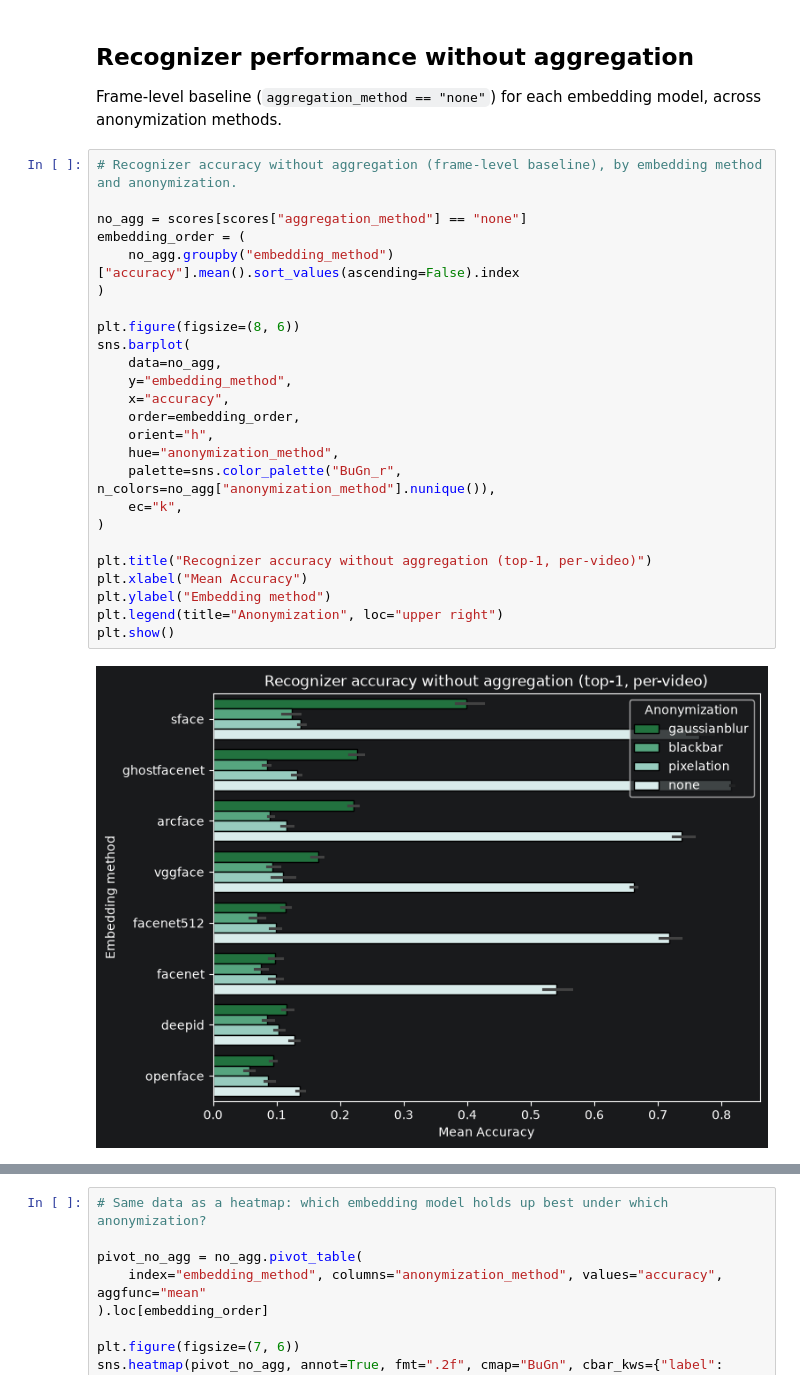
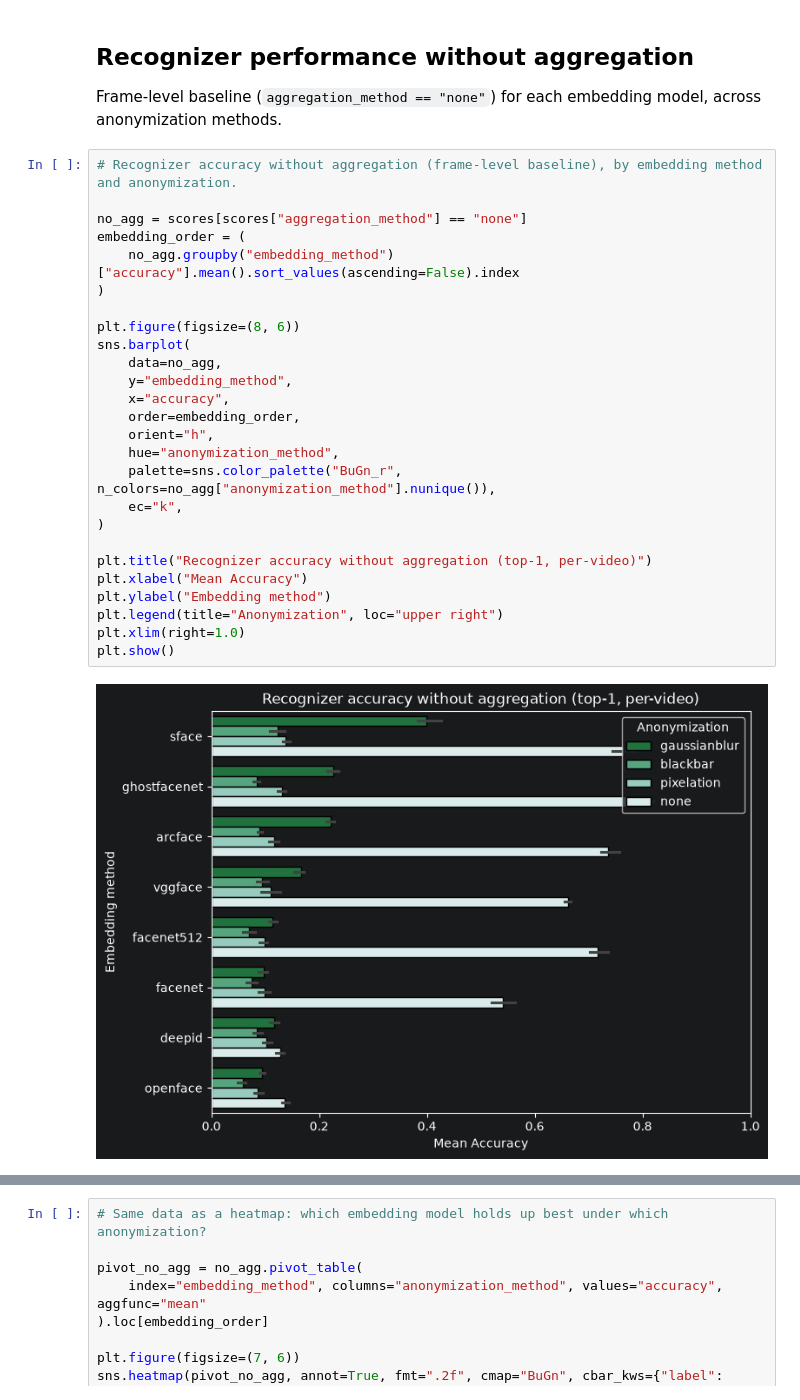
Before and after one commit to wagpa/meles, a Jupyter notebook: src/notebooks/03_visualization.ipynb, the cells around one changed output, grey strips where cells are left out. Cells and saved outputs as stored; diff of their text form.

```diff
--- a/src/notebooks/03_visualization.ipynb
+++ b/src/notebooks/03_visualization.ipynb
@@ -122,30 +122,31 @@ Frame-level baseline (`aggregation_method == "none"`) for each embedding model,
 # %%
 # Recognizer accuracy without aggregation (frame-level baseline), by embedding method and anonymization.
 
 no_agg = scores[scores["aggregation_method"] == "none"]
 embedding_order = (
     no_agg.groupby("embedding_method")["accuracy"].mean().sort_values(ascending=False).index
 )
 
 plt.figure(figsize=(8, 6))
 sns.barplot(
     data=no_agg,
     y="embedding_method",
     x="accuracy",
     order=embedding_order,
     orient="h",
     hue="anonymization_method",
     palette=sns.color_palette("BuGn_r", n_colors=no_agg["anonymization_method"].nunique()),
     ec="k",
 )
 
 plt.title("Recognizer accuracy without aggregation (top-1, per-video)")
 plt.xlabel("Mean Accuracy")
 plt.ylabel("Embedding method")
 plt.legend(title="Anonymization", loc="upper right")
+plt.xlim(right=1.0)
 plt.show()
 # %% [output]
-[figure, old version]
+[figure, new version]
 # %%
 # Same comparison at frame level (frame-top-1) rather than pooled per-video.
 
```
Also changed, not shown: parts of 4 cells of this notebook.
